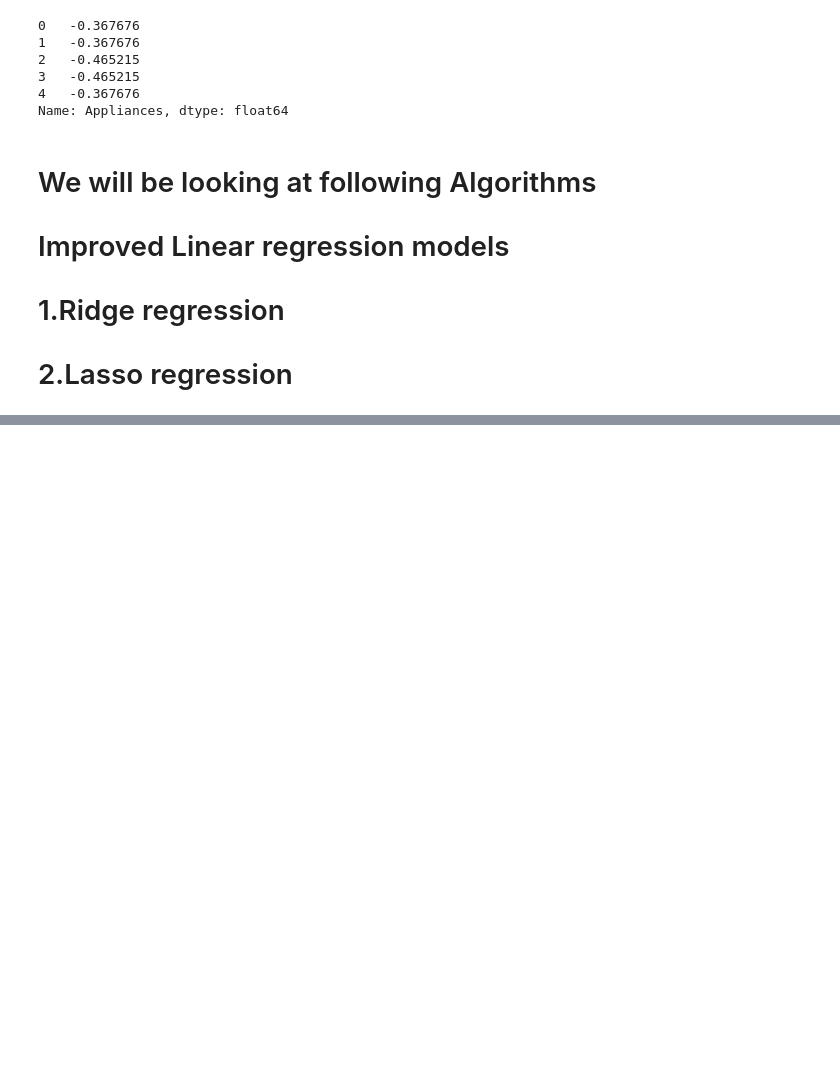
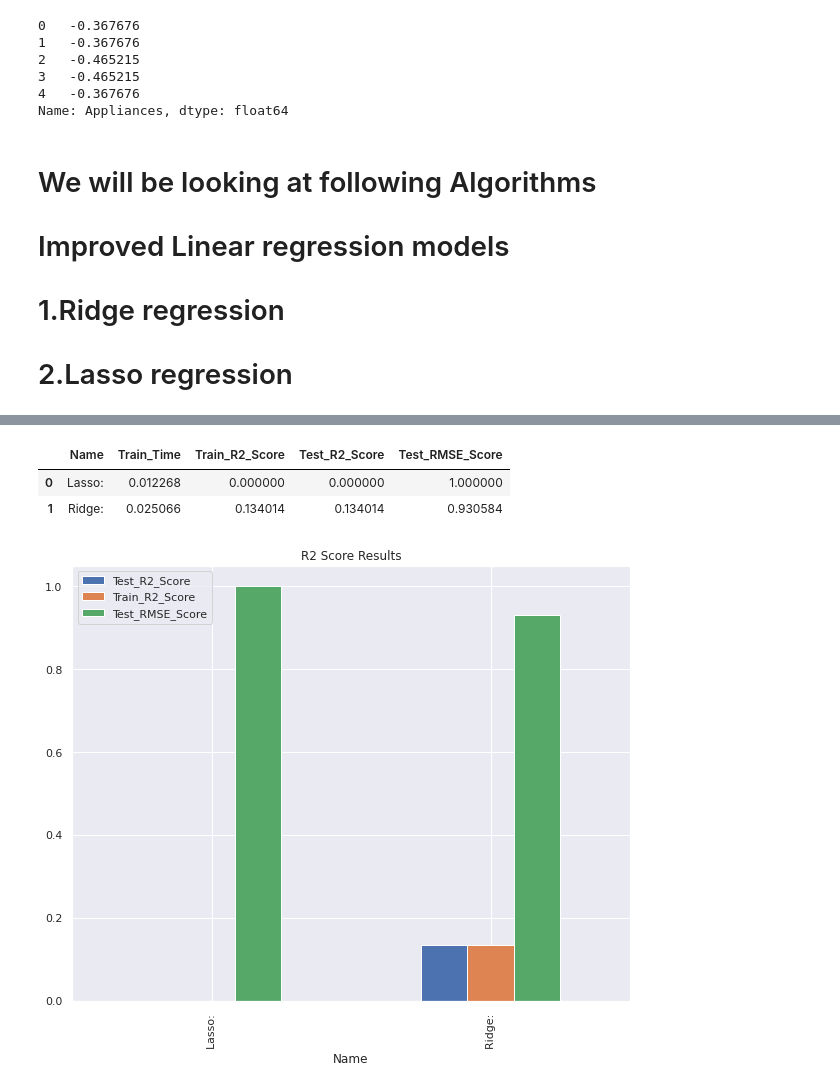
Before and after one commit to anasjy/appliance-energy-prediction, a Jupyter notebook: Appliance_energy_prediction.ipynb, the cells around one changed output, grey strips where cells are left out. Cells and saved outputs as stored; diff of their text form; code cells hidden in the pictures; blank space fills up the shorter version.

```diff
--- a/Appliance_energy_prediction.ipynb
+++ b/Appliance_energy_prediction.ipynb
@@ -479,0 +519,24 @@ Name: Appliances, dtype: float64
+# %%
+models = [
+           ['Lasso: ', Lasso()],
+           ['Ridge: ', Ridge()]
+]
+# %%
+# Run all the proposed models and update the information in a list model_data
+import time
+from math import sqrt
+from sklearn.metrics import mean_squared_error
+
+model_data = []
+for name,curr_model in models :
+    curr_model_data = {}
+    curr_model.random_state = 78
+    curr_model_data["Name"] = name
+    start = time.time()
+    curr_model.fit(train_X,train_y)
+    end = time.time()
+    curr_model_data["Train_Time"] = end - start
+    curr_model_data["Train_R2_Score"] = metrics.r2_score(train_y,curr_model.predict(train_X))
+    curr_model_data["Test_R2_Score"] = metrics.r2_score(test_y,curr_model.predict(test_X))
+    curr_model_data["Test_RMSE_Score"] = sqrt(mean_squared_error(test_y,curr_model.predict(test_X)))
+    model_data.append(curr_model_data)
@@ -479,0 +556,13 @@ Name: Appliances, dtype: float64
+# %%
+# Convert list to dataframe
+df = pd.DataFrame(model_data)
+# %%
+df
+# %% [output]
+|  | Name | Train_Time | Train_R2_Score | Test_R2_Score | Test_RMSE_Score |
+| 0 | Lasso: | 0.012268 | 0.000000 | 0.000000 | 1.000000 |
+| 1 | Ridge: | 0.025066 | 0.134014 | 0.134014 | 0.930584 |
+# %%
+df.plot(x="Name", y=['Test_R2_Score' , 'Train_R2_Score' , 'Test_RMSE_Score'], kind="bar" , title = 'R2 Score Results' , figsize= (10,8)) ;
+# %% [output]
+[figure, added]
```
Also changed, not shown: parts of 45 cells of this notebook.
